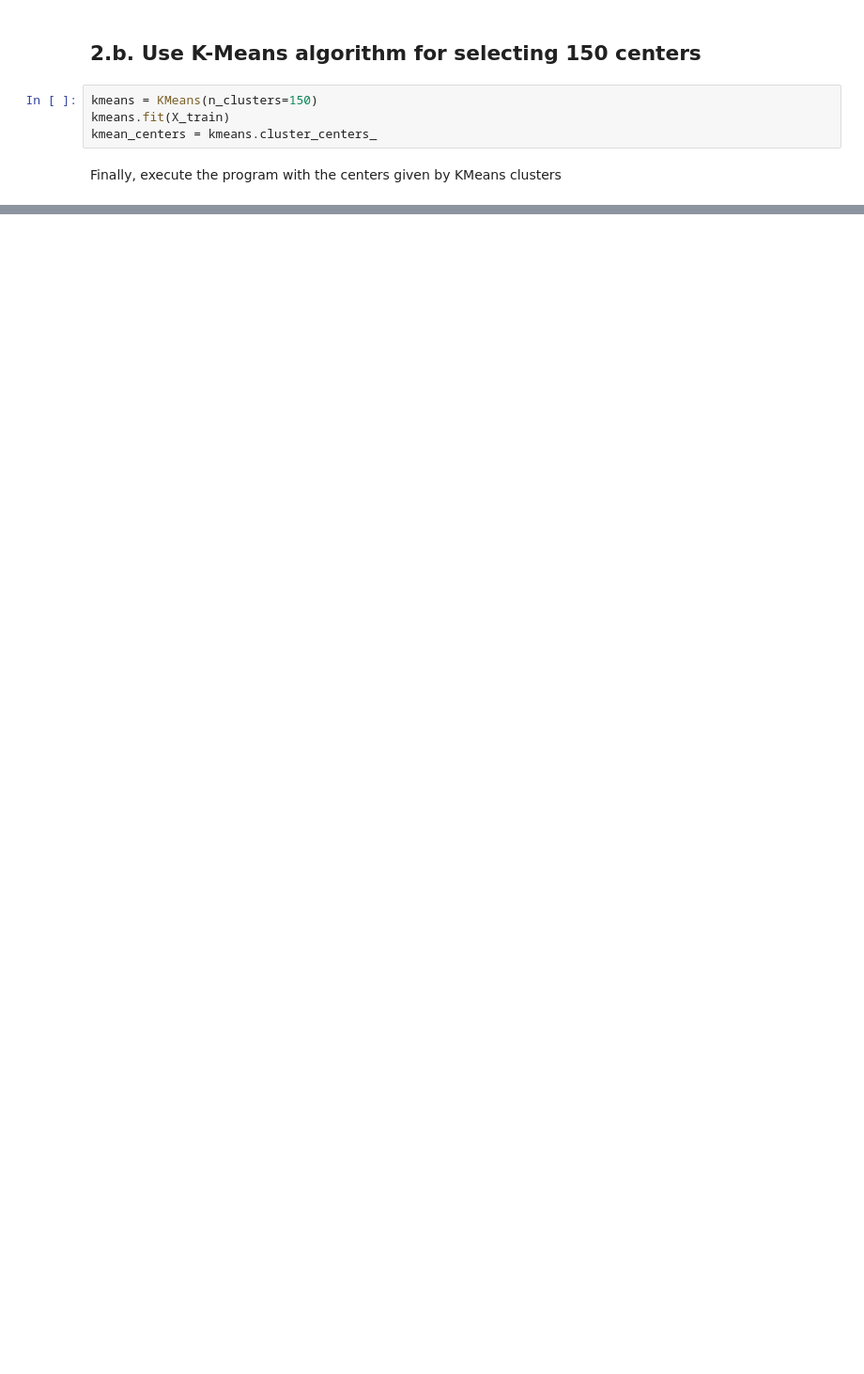
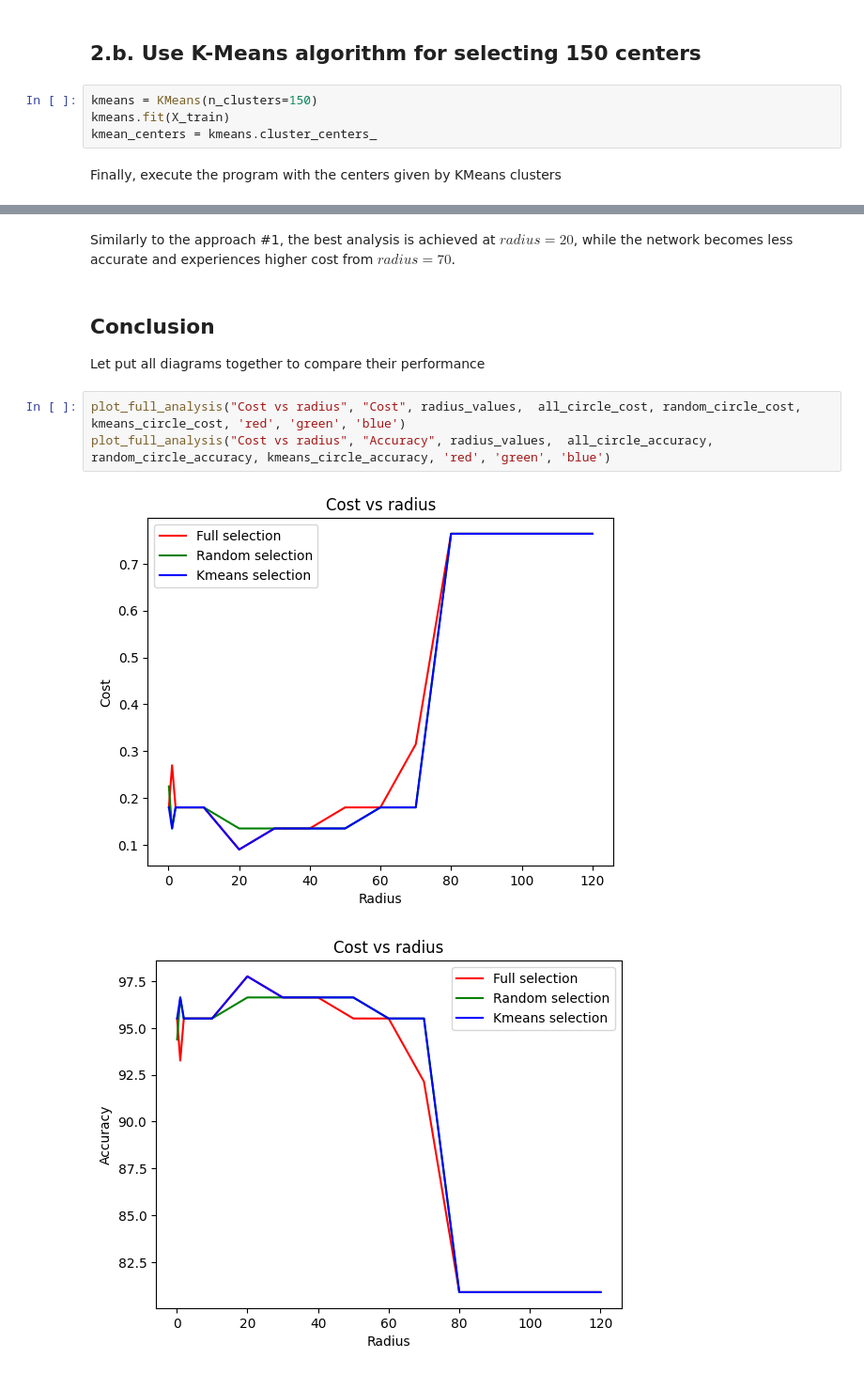
Before and after one commit to ECE657/Assignment2, a Jupyter notebook: Problem2.ipynb, the cells around one changed output, grey strips where cells are left out. Shown at 94% size. Drawn from its saved outputs; the diff is of its cells as text; blank space fills up the shorter version.

```diff
--- a/Problem2.ipynb
+++ b/Problem2.ipynb
@@ -157,0 +196,11 @@ radius = 200.0   cost = 0.7640449438202247   accuracy = 80.89887640449437
+# %% [markdown]
+Similarly to the approach #1, the best analysis is achieved at $radius=20$, while the network becomes less accurate and experiences higher cost from $radius=70$.
+# %% [markdown]
+## Conclusion
+Let put all diagrams together to compare their performance
+# %%
+plot_full_analysis("Cost vs radius", "Cost", radius_values,  all_circle_cost, random_circle_cost, kmeans_circle_cost, 'red', 'green', 'blue')
+plot_full_analysis("Cost vs radius", "Accuracy", radius_values,  all_circle_accuracy, random_circle_accuracy, kmeans_circle_accuracy, 'red', 'green', 'blue')
+# %% [output]
+[figure, added]
+[figure, added]
```
Also changed, not shown: parts of 17 cells of this notebook, 2 other files.
